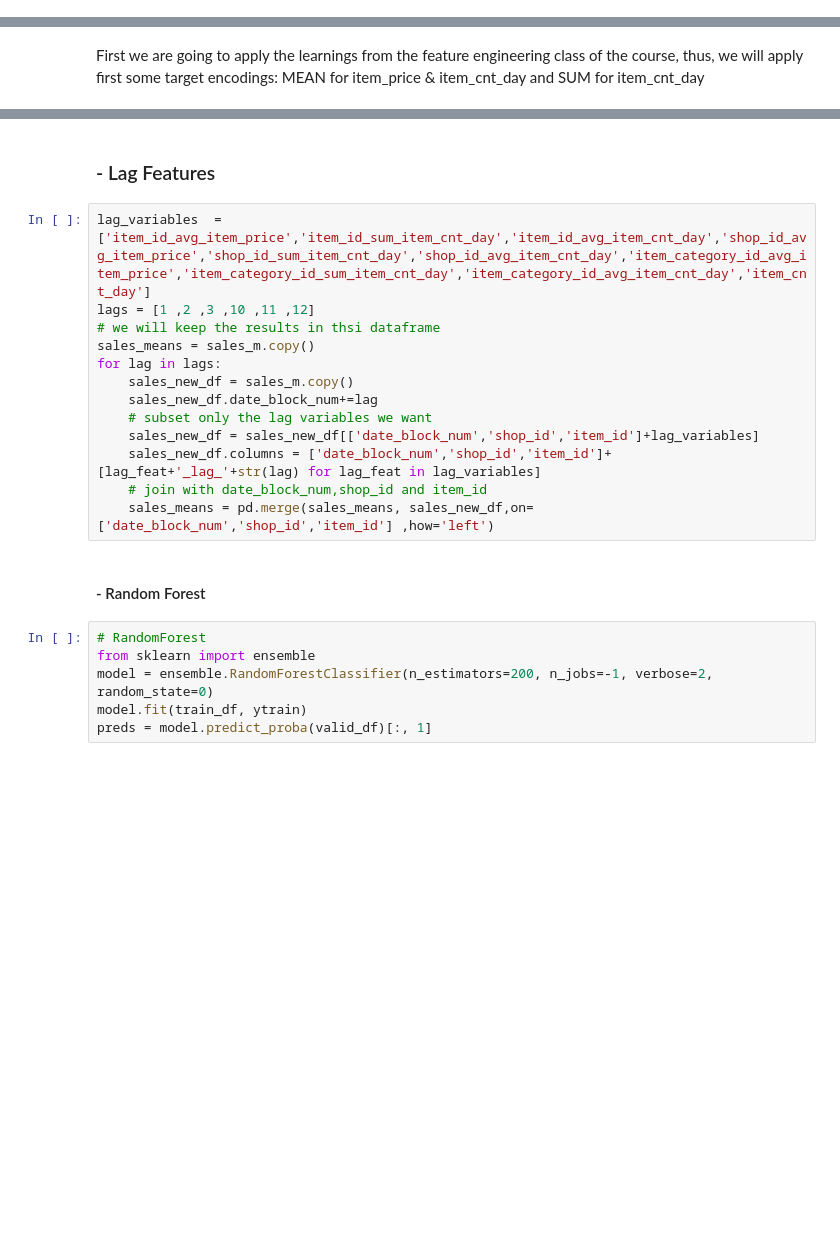
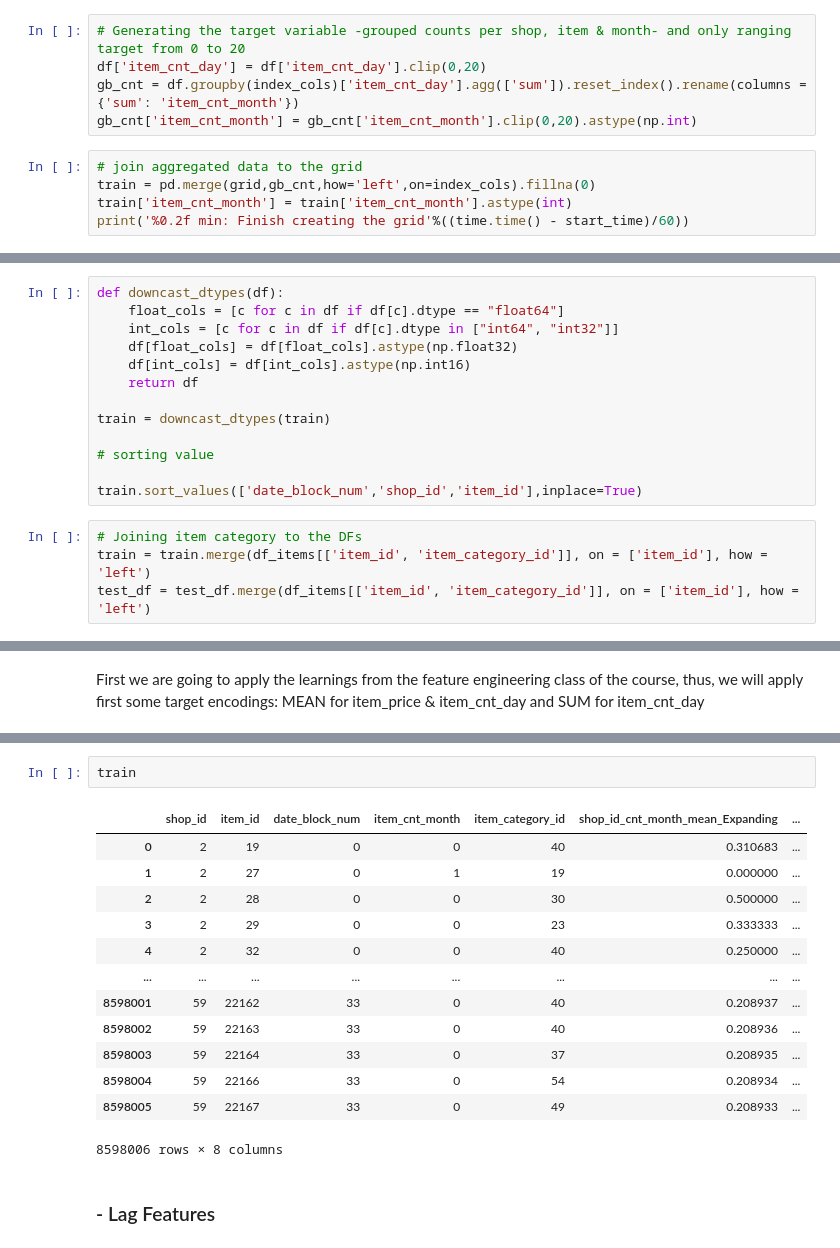
Before and after one commit to davidhoga89/Data_Science_Kaggle, a Jupyter notebook: Final_Project/Final_Project_Kaggle_Coursera.ipynb, the cells around one changed output, grey strips where cells are left out. Cells and saved outputs as stored; diff of their text form; blank space fills up the shorter version.

```diff
--- a/Final_Project/Final_Project_Kaggle_Coursera.ipynb
+++ b/Final_Project/Final_Project_Kaggle_Coursera.ipynb
@@ -160,0 +246,10 @@ sales_m.describe()
+# %%
+# Generating the target variable -grouped counts per shop, item & month- and only ranging target from 0 to 20
+df['item_cnt_day'] = df['item_cnt_day'].clip(0,20)
+gb_cnt = df.groupby(index_cols)['item_cnt_day'].agg(['sum']).reset_index().rename(columns = {'sum': 'item_cnt_month'})
+gb_cnt['item_cnt_month'] = gb_cnt['item_cnt_month'].clip(0,20).astype(np.int)
+# %%
+# join aggregated data to the grid
+train = pd.merge(grid,gb_cnt,how='left',on=index_cols).fillna(0)
+train['item_cnt_month'] = train['item_cnt_month'].astype(int)
+print('%0.2f min: Finish creating the grid'%((time.time() - start_time)/60))
@@ -160,0 +262,17 @@ sales_m.describe()
+# %%
+def downcast_dtypes(df):
+    float_cols = [c for c in df if df[c].dtype == "float64"]
+    int_cols = [c for c in df if df[c].dtype in ["int64", "int32"]]
+    df[float_cols] = df[float_cols].astype(np.float32)
+    df[int_cols] = df[int_cols].astype(np.int16)
+    return df
+
+train = downcast_dtypes(train)
+
+# sorting value
+
+train.sort_values(['date_block_num','shop_id','item_id'],inplace=True)
+# %%
+# Joining item category to the DFs
+train = train.merge(df_items[['item_id', 'item_category_id']], on = ['item_id'], how = 'left')
+test_df = test_df.merge(df_items[['item_id', 'item_category_id']], on = ['item_id'], how = 'left')
@@ -185,23 +373,18 @@ sales_m.head()
+# %%
+train
+# %% [output]
+|  | shop_id | item_id | date_block_num | item_cnt_month | item_category_id | shop_id_cnt_month_mean_Expanding | ... |
+| 0 | 2 | 19 | 0 | 0 | 40 | 0.310683 | ... |
+| 1 | 2 | 27 | 0 | 1 | 19 | 0.000000 | ... |
+| 2 | 2 | 28 | 0 | 0 | 30 | 0.500000 | ... |
+| 3 | 2 | 29 | 0 | 0 | 23 | 0.333333 | ... |
+| 4 | 2 | 32 | 0 | 0 | 40 | 0.250000 | ... |
+| ... | ... | ... | ... | ... | ... | ... | ... |
+| 8598001 | 59 | 22162 | 33 | 0 | 40 | 0.208937 | ... |
+| 8598002 | 59 | 22163 | 33 | 0 | 40 | 0.208936 | ... |
+| 8598003 | 59 | 22164 | 33 | 0 | 37 | 0.208935 | ... |
+| 8598004 | 59 | 22166 | 33 | 0 | 54 | 0.208934 | ... |
+| 8598005 | 59 | 22167 | 33 | 0 | 49 | 0.208933 | ... |
+8598006 rows × 8 columns
 # %% [markdown]
 ### - Lag Features
-# %%
-lag_variables  = ['item_id_avg_item_price','item_id_sum_item_cnt_day','item_id_avg_item_cnt_day','shop_id_avg_item_price','shop_id_sum_item_cnt_day','shop_id_avg_item_cnt_day','item_category_id_avg_item_price','item_category_id_sum_item_cnt_day','item_category_id_avg_item_cnt_day','item_cnt_day']
-lags = [1 ,2 ,3 ,10 ,11 ,12]
-# we will keep the results in thsi dataframe
-sales_means = sales_m.copy()
-for lag in lags:
-    sales_new_df = sales_m.copy()
-    sales_new_df.date_block_num+=lag
-    # subset only the lag variables we want
-    sales_new_df = sales_new_df[['date_block_num','shop_id','item_id']+lag_variables]
-    sales_new_df.columns = ['date_block_num','shop_id','item_id']+ [lag_feat+'_lag_'+str(lag) for lag_feat in lag_variables]
-    # join with date_block_num,shop_id and item_id
-    sales_means = pd.merge(sales_means, sales_new_df,on=['date_block_num','shop_id','item_id'] ,how='left')
-# %% [markdown]
-#### - Random Forest
-# %%
-# RandomForest
-from sklearn import ensemble
-model = ensemble.RandomForestClassifier(n_estimators=200, n_jobs=-1, verbose=2, random_state=0)
-model.fit(train_df, ytrain)
-preds = model.predict_proba(valid_df)[:, 1]
```
Also changed, not shown: parts of 57 cells of this notebook, 2 other files.
